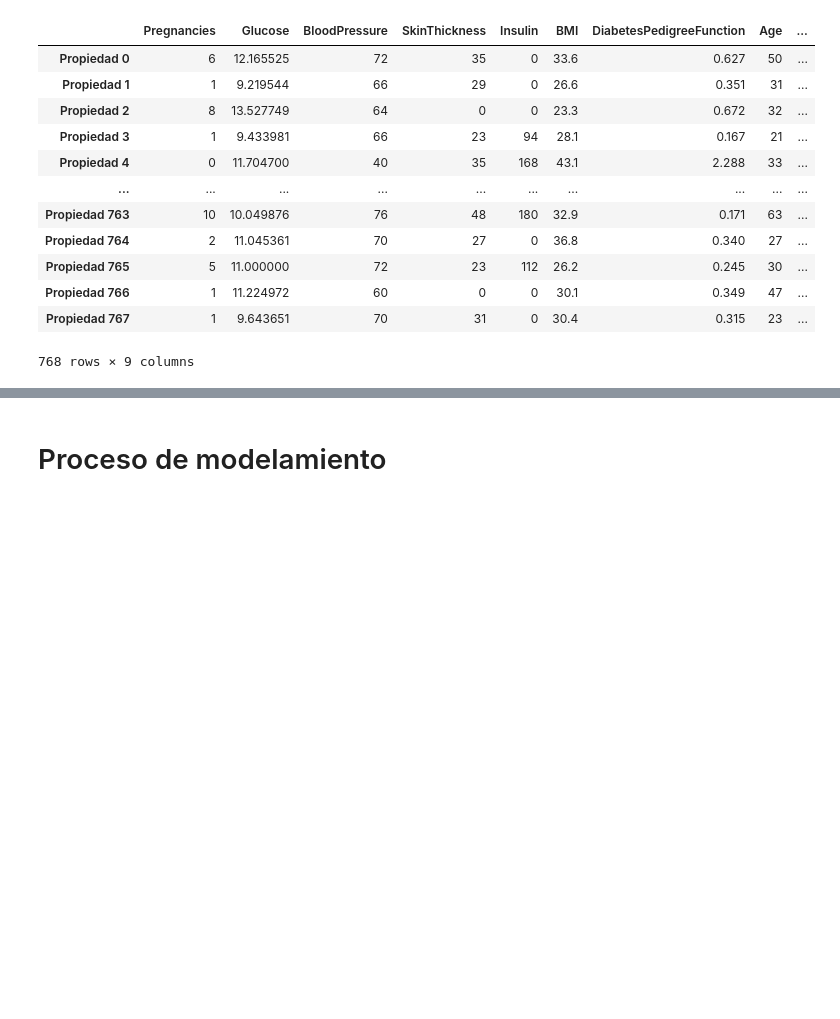
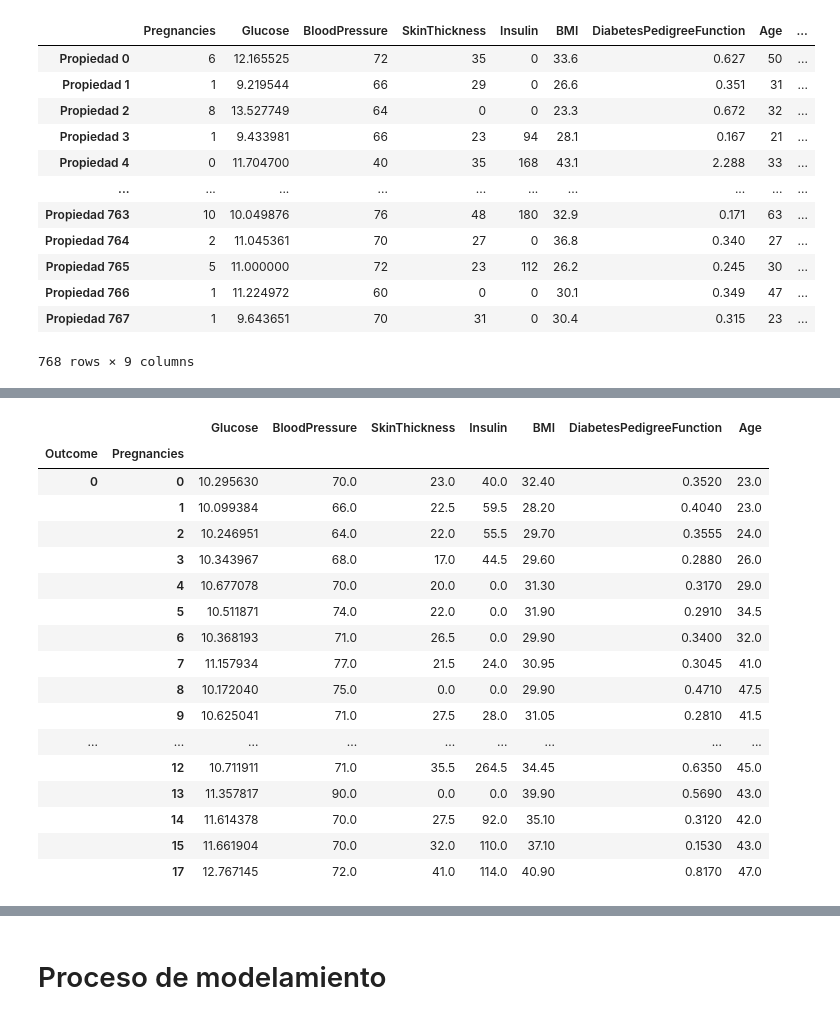
Before and after one commit to carlosrondanp/Python-NaylampUNI, a Jupyter notebook: Clase 2 - Python.ipynb, the cells around one changed output, grey strips where cells are left out. Cells and saved outputs as stored; diff of their text form; code cells hidden in the pictures; blank space fills up the shorter version.

```diff
--- a/Clase 2 - Python.ipynb
+++ b/Clase 2 - Python.ipynb
@@ -773,0 +783,21 @@ df
+# %%
+df.groupby(['Outcome','Pregnancies']).median()
+# %% [output]
+|  |  | Glucose | BloodPressure | SkinThickness | Insulin | BMI | DiabetesPedigreeFunction | Age |
+| Outcome | Pregnancies |  |  |  |  |  |  |  |
+| 0 | 0 | 10.295630 | 70.0 | 23.0 | 40.0 | 32.40 | 0.3520 | 23.0 |
+|  | 1 | 10.099384 | 66.0 | 22.5 | 59.5 | 28.20 | 0.4040 | 23.0 |
+|  | 2 | 10.246951 | 64.0 | 22.0 | 55.5 | 29.70 | 0.3555 | 24.0 |
+|  | 3 | 10.343967 | 68.0 | 17.0 | 44.5 | 29.60 | 0.2880 | 26.0 |
+|  | 4 | 10.677078 | 70.0 | 20.0 | 0.0 | 31.30 | 0.3170 | 29.0 |
+|  | 5 | 10.511871 | 74.0 | 22.0 | 0.0 | 31.90 | 0.2910 | 34.5 |
+|  | 6 | 10.368193 | 71.0 | 26.5 | 0.0 | 29.90 | 0.3400 | 32.0 |
+|  | 7 | 11.157934 | 77.0 | 21.5 | 24.0 | 30.95 | 0.3045 | 41.0 |
+|  | 8 | 10.172040 | 75.0 | 0.0 | 0.0 | 29.90 | 0.4710 | 47.5 |
+|  | 9 | 10.625041 | 71.0 | 27.5 | 28.0 | 31.05 | 0.2810 | 41.5 |
+| ... | ... | ... | ... | ... | ... | ... | ... | ... |
+|  | 12 | 10.711911 | 71.0 | 35.5 | 264.5 | 34.45 | 0.6350 | 45.0 |
+|  | 13 | 11.357817 | 90.0 | 0.0 | 0.0 | 39.90 | 0.5690 | 43.0 |
+|  | 14 | 11.614378 | 70.0 | 27.5 | 92.0 | 35.10 | 0.3120 | 42.0 |
+|  | 15 | 11.661904 | 70.0 | 32.0 | 110.0 | 37.10 | 0.1530 | 43.0 |
+|  | 17 | 12.767145 | 72.0 | 41.0 | 114.0 | 40.90 | 0.8170 | 47.0 |
```
Also changed, not shown: parts of 10 cells of this notebook.
